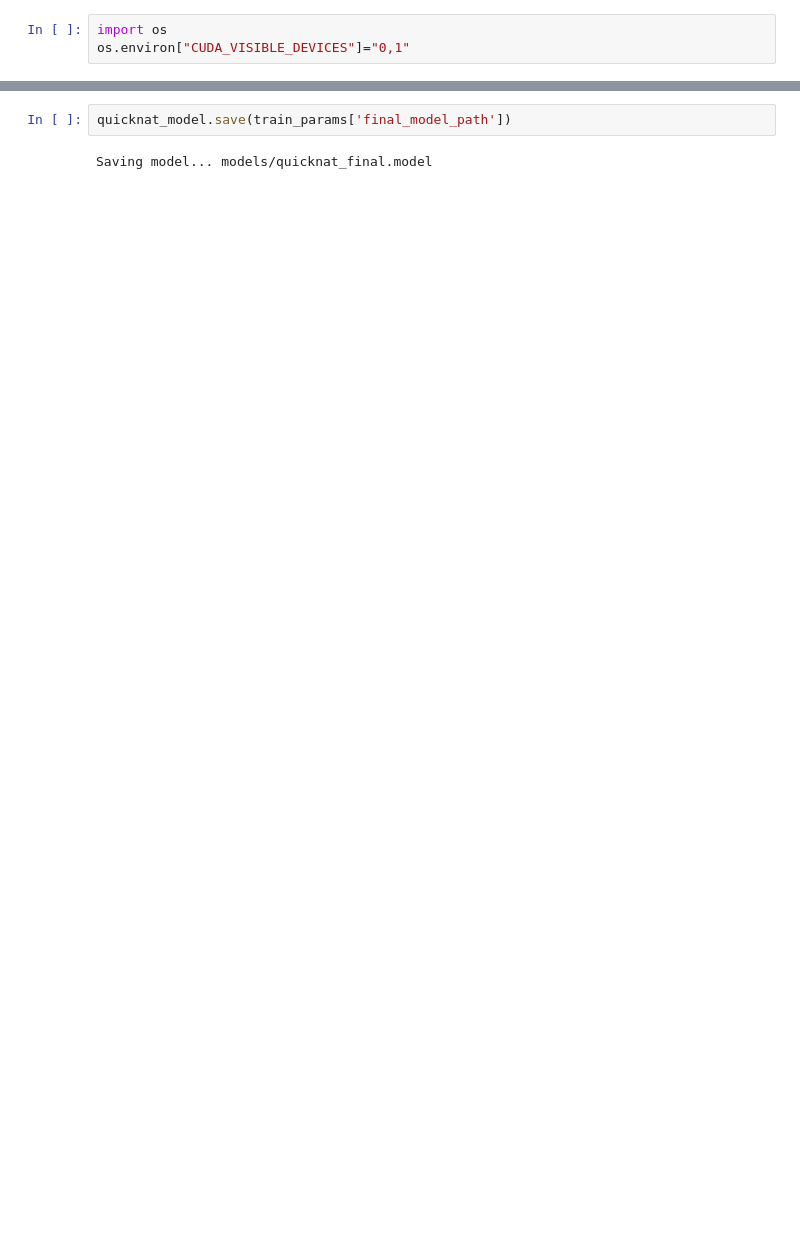
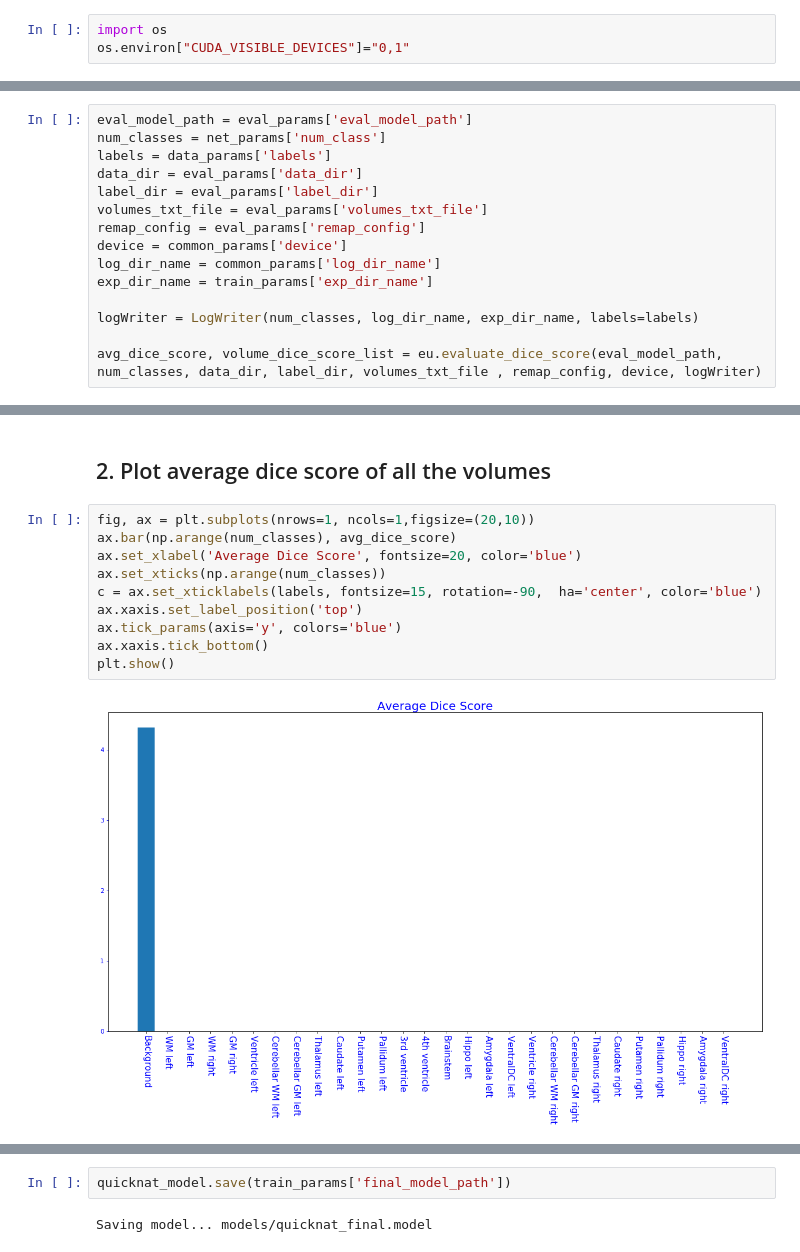
Before and after one commit to ai-med/quickNAT_pytorch, a Jupyter notebook: Run_QuickNAT.ipynb, the cells around one changed output, grey strips where cells are left out. Drawn from its saved outputs; the diff is of its cells as text; blank space fills up the shorter version.

Commit message:
Adds dice score calculator per volume

```diff
--- a/Run_QuickNAT.ipynb
+++ b/Run_QuickNAT.ipynb
@@ -140,0 +156,15 @@ epoch train loss = 0.1558728963136673
+# %%
+eval_model_path = eval_params['eval_model_path']
+num_classes = net_params['num_class']
+labels = data_params['labels']
+data_dir = eval_params['data_dir']
+label_dir = eval_params['label_dir']
+volumes_txt_file = eval_params['volumes_txt_file']
+remap_config = eval_params['remap_config']
+device = common_params['device']
+log_dir_name = common_params['log_dir_name']
+exp_dir_name = train_params['exp_dir_name']
+
+logWriter = LogWriter(num_classes, log_dir_name, exp_dir_name, labels=labels)
+
+avg_dice_score, volume_dice_score_list = eu.evaluate_dice_score(eval_model_path, num_classes, data_dir, label_dir, volumes_txt_file , remap_config, device, logWriter)
@@ -141 +192,15 @@ epoch train loss = 0.1558728963136673
+# %% [markdown]
+## 2. Plot average dice score of all the volumes
+# %%
+fig, ax = plt.subplots(nrows=1, ncols=1,figsize=(20,10))
+ax.bar(np.arange(num_classes), avg_dice_score)
+ax.set_xlabel('Average Dice Score', fontsize=20, color='blue')
+ax.set_xticks(np.arange(num_classes))
+c = ax.set_xticklabels(labels, fontsize=15, rotation=-90,  ha='center', color='blue')
+ax.xaxis.set_label_position('top')
+ax.tick_params(axis='y', colors='blue')
+ax.xaxis.tick_bottom()
+plt.show()
+# %% [output]
+[figure, added]
 # %% [markdown]
```
Also changed, not shown: parts of 17 cells of this notebook, 6 other files.
